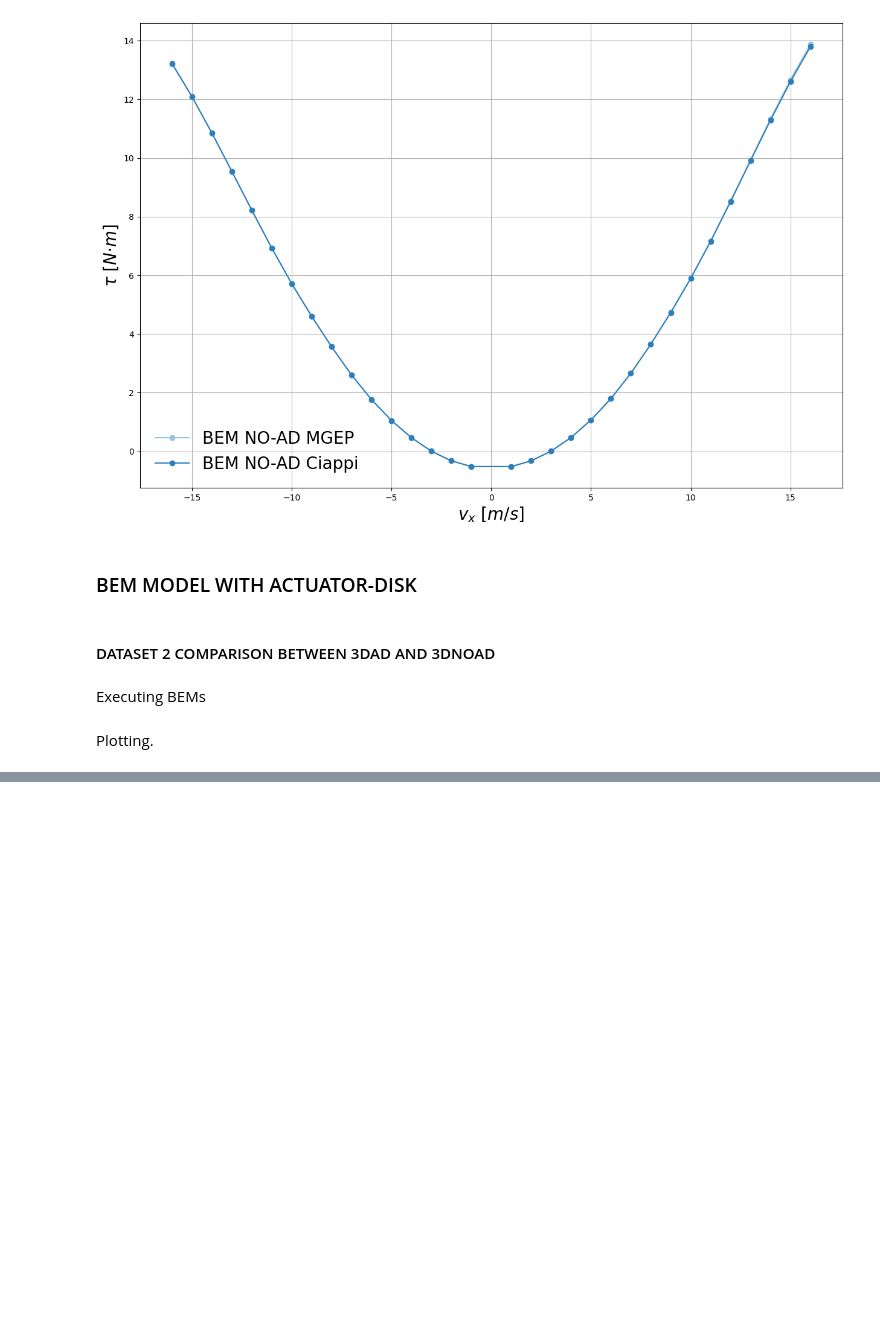
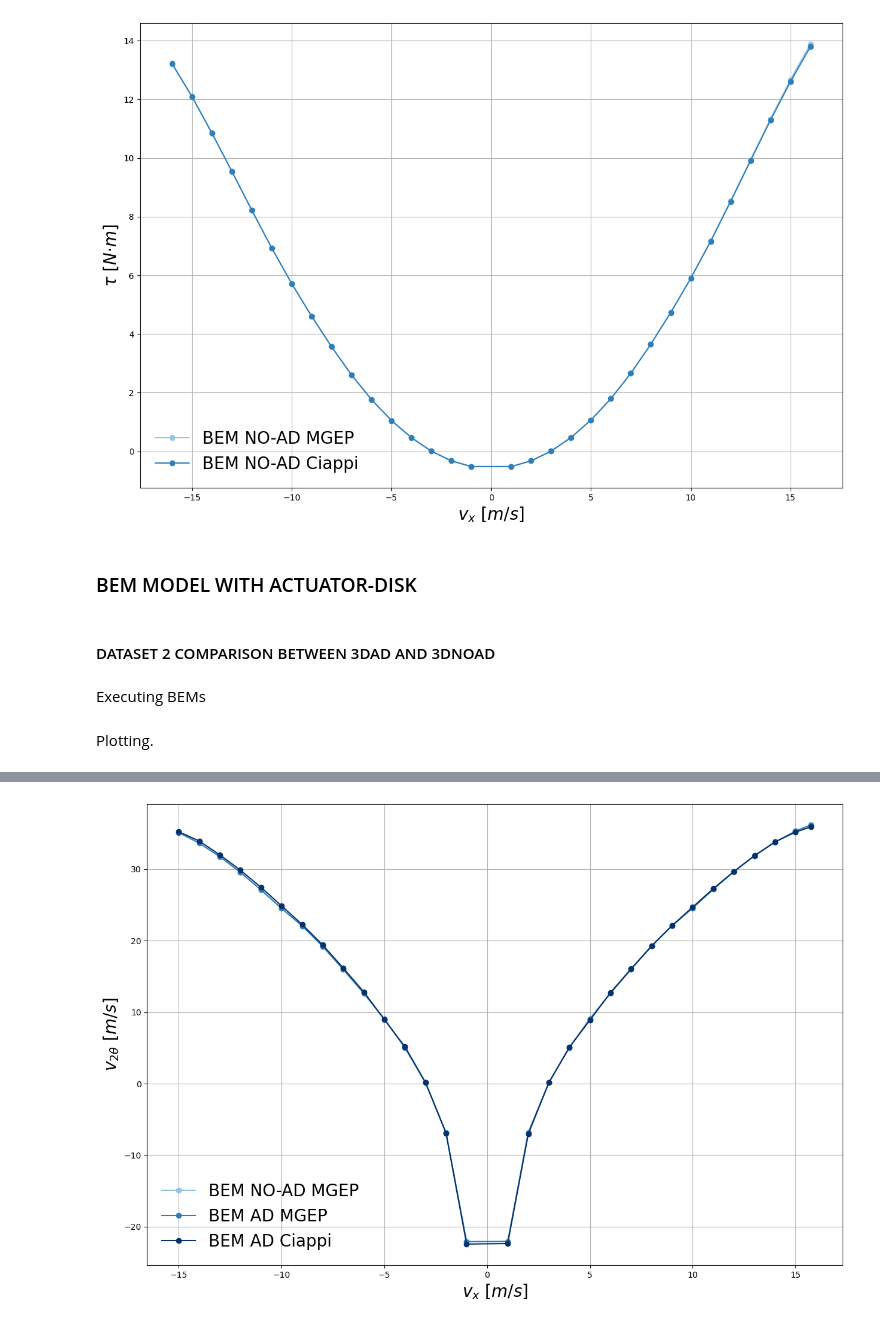
Before and after one commit to MGEP-Fluidos/Wells_Python, a Jupyter notebook: Wells_turbine_model.ipynb, the cells around one changed output, grey strips where cells are left out. Saved outputs shown, nothing was run; the diff lists cells and outputs as text; code cells hidden in the pictures; blank space fills up the shorter version.

```diff
--- a/Wells_turbine_model.ipynb
+++ b/Wells_turbine_model.ipynb
@@ -1945,0 +1954,25 @@ plt.grid()
+# %%
+# Instantiating 'colors' variable for storing blue colors coming from the 'Blues' palette.
+colors = mpl.cm.__getattribute__("Blues")(np.linspace(0.4, 1, 3))
+
+# Generating figure.
+plt.figure(figsize=(15, 10))
+
+# Plot statements.
+plt.plot(CiappiAxialVeltanvelvar, maxtanvelnoad, marker='o', color=colors[0], label='BEM NO-AD MGEP')
+plt.plot(CiappiAxialVeltanvelvar, maxtanvelad, marker='o', color=colors[1], label='BEM AD MGEP')
+plt.plot(CiappiAxialVeltanvelvar, Ciappitanvelvar, marker='o', color=colors[2], label='BEM AD Ciappi')
+
+#####
+##### Figure configuration statements.
+#####
+# X label.
+plt.xlabel('$v_{x} \\ [m/s]$', fontsize=20)
+# Y label.
+plt.ylabel('$v_{2\\theta} \\ [m/s]$', fontsize=20)
+# Legend.
+plt.legend(fontsize=20, frameon=False)
+# Grid
+plt.grid()
+# %% [output]
+[figure, added]
```
Also changed, not shown: parts of 5 cells of this notebook, 1 other file.
